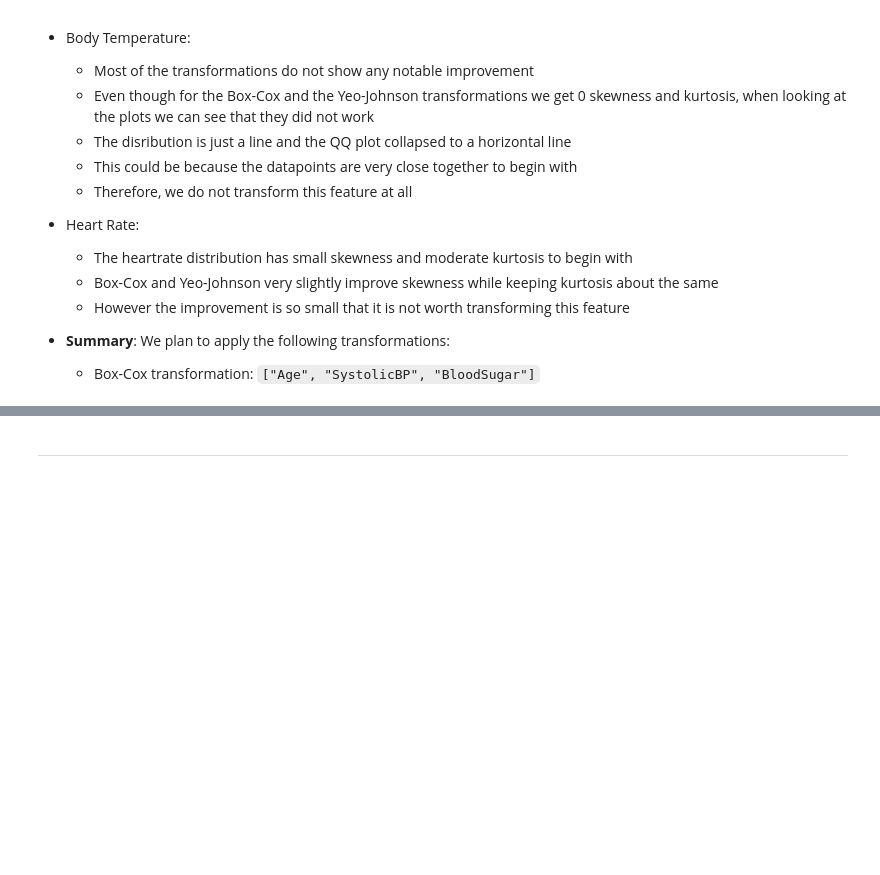
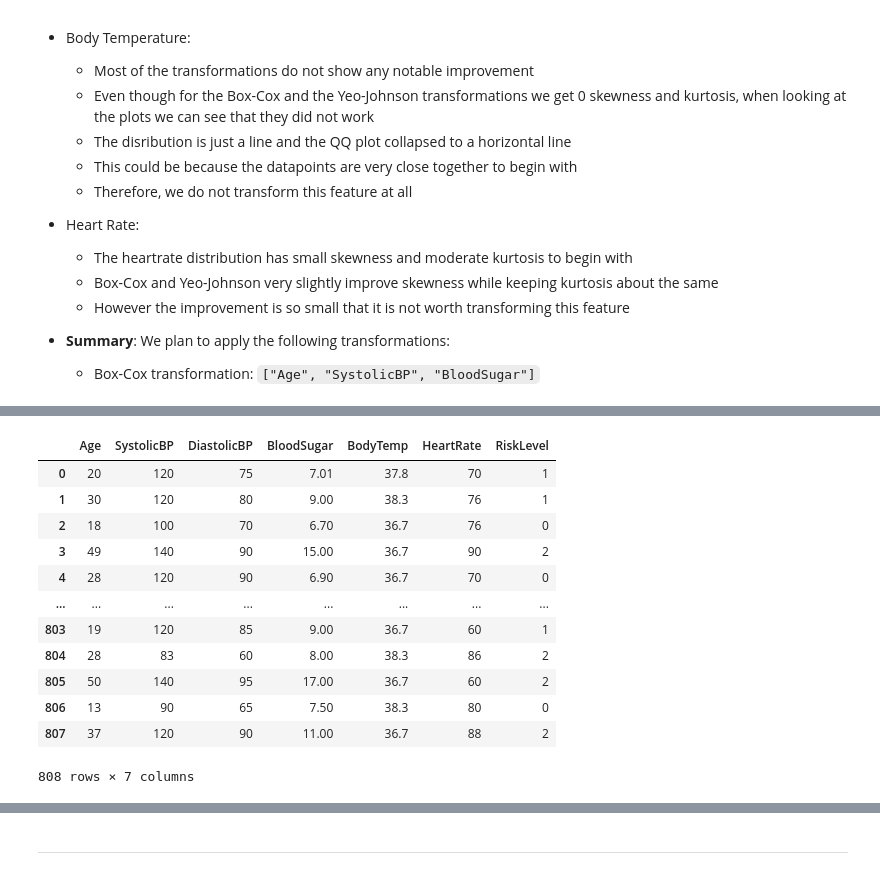
Before and after one commit to theresaabl/ML-maternal-health-risk, a Jupyter notebook: jupyter_notebooks/05-FeatureEngineering.ipynb, the cells around one changed output, grey strips where cells are left out. Drawn from its saved outputs; the diff is of its cells as text; code cells hidden in the pictures; blank space fills up the shorter version.

```diff
--- a/jupyter_notebooks/05-FeatureEngineering.ipynb
+++ b/jupyter_notebooks/05-FeatureEngineering.ipynb
@@ -358,0 +466,16 @@ From the plots and the skewness and kurtosis summary table, we can draw the foll
+# %%
+train_set
+# %% [output]
+|  | Age | SystolicBP | DiastolicBP | BloodSugar | BodyTemp | HeartRate | RiskLevel |
+| 0 | 20 | 120 | 75 | 7.01 | 37.8 | 70 | 1 |
+| 1 | 30 | 120 | 80 | 9.00 | 38.3 | 76 | 1 |
+| 2 | 18 | 100 | 70 | 6.70 | 36.7 | 76 | 0 |
+| 3 | 49 | 140 | 90 | 15.00 | 36.7 | 90 | 2 |
+| 4 | 28 | 120 | 90 | 6.90 | 36.7 | 70 | 0 |
+| ... | ... | ... | ... | ... | ... | ... | ... |
+| 803 | 19 | 120 | 85 | 9.00 | 36.7 | 60 | 1 |
+| 804 | 28 | 83 | 60 | 8.00 | 38.3 | 86 | 2 |
+| 805 | 50 | 140 | 95 | 17.00 | 36.7 | 60 | 2 |
+| 806 | 13 | 90 | 65 | 7.50 | 38.3 | 80 | 0 |
+| 807 | 37 | 120 | 90 | 11.00 | 36.7 | 88 | 2 |
+808 rows × 7 columns
```
Also changed, not shown: parts of 22 cells of this notebook, 3 other files.
